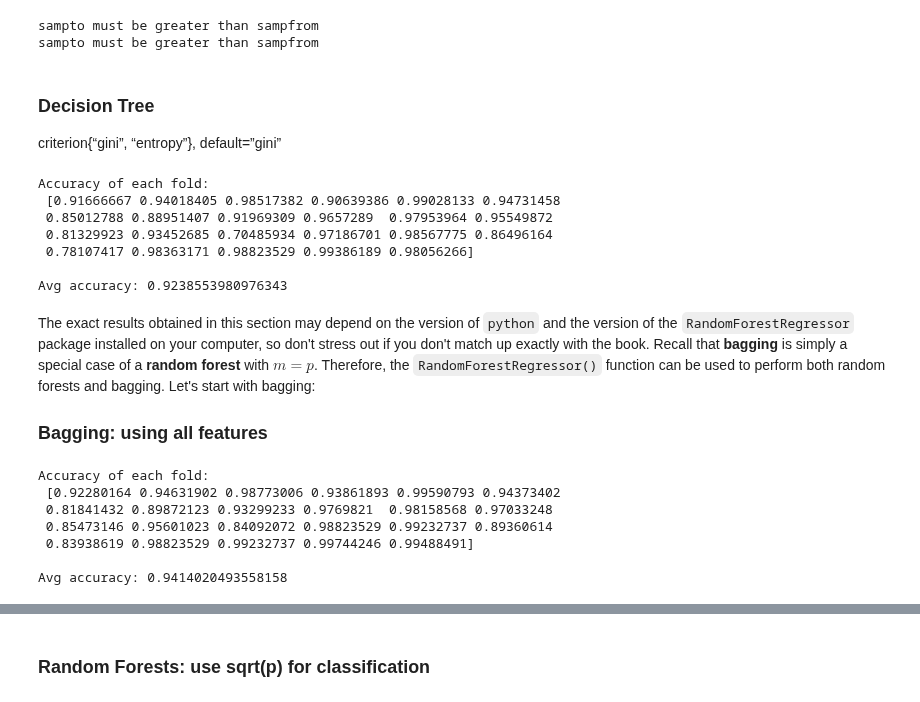
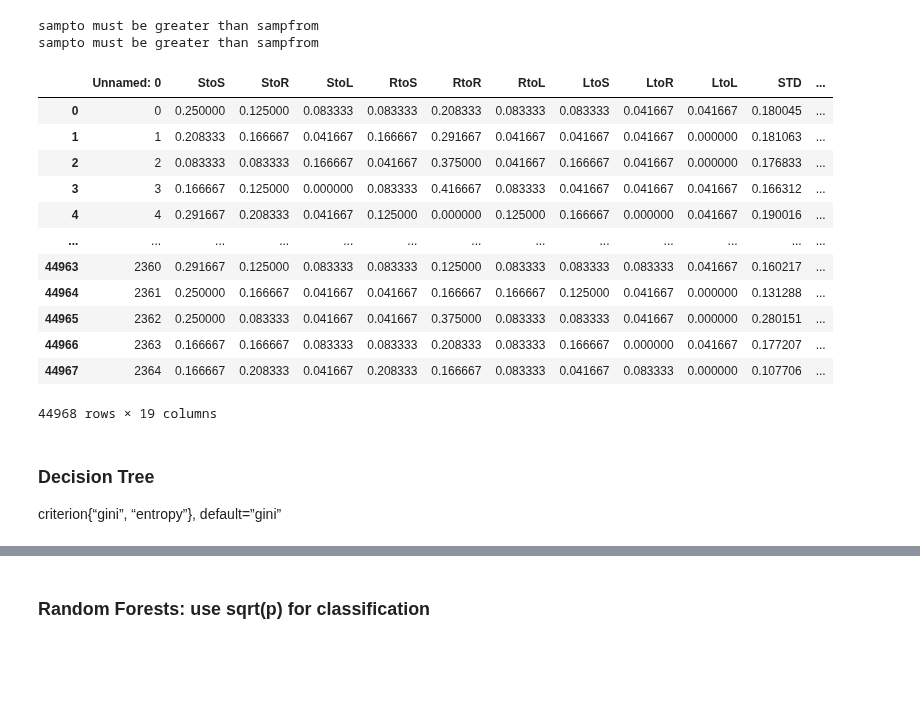
Before and after one commit to NNLUliskey/svsm_ml_2022, a Jupyter notebook: tree_methods_kfold.ipynb, the cells around one changed output, grey strips where cells are left out. Drawn from its saved outputs; the diff is of its cells as text; code cells hidden in the pictures; blank space fills up the shorter version.

Commit message:
changed k-fold models to lopo

```diff
--- a/tree_methods_kfold.ipynb
+++ b/tree_methods_kfold.ipynb
@@ -155,50 +155,26 @@ features_maindf = pd.concat(features_df_list, ignore_index = True)
 ##print(X.shape)
 #print(y.shape)
 # %%
-X = features_maindf[['StoS', 'StoR', 'StoL', 'RtoS', 'RtoR', 'RtoL', 'LtoS',
+x_values = ['StoS', 'StoR', 'StoL', 'RtoS', 'RtoR', 'RtoL', 'LtoS',
        'LtoR', 'LtoL', 'STD', 'CoefVar', 'Range', 'Volatility', 'ShEn',
-       'AppEn', 'SampEn']]
-y = features_maindf[['Rhythm']]
+       'AppEn', 'SampEn']
+y_values = ['Rhythm']
+df
+# %% [output]
+|  | Unnamed: 0 | StoS | StoR | StoL | RtoS | RtoR | RtoL | LtoS | LtoR | LtoL | STD | ... |
+| 0 | 0 | 0.250000 | 0.125000 | 0.083333 | 0.083333 | 0.208333 | 0.083333 | 0.083333 | 0.041667 | 0.041667 | 0.180045 | ... |
+| 1 | 1 | 0.208333 | 0.166667 | 0.041667 | 0.166667 | 0.291667 | 0.041667 | 0.041667 | 0.041667 | 0.000000 | 0.181063 | ... |
+| 2 | 2 | 0.083333 | 0.083333 | 0.166667 | 0.041667 | 0.375000 | 0.041667 | 0.166667 | 0.041667 | 0.000000 | 0.176833 | ... |
+| 3 | 3 | 0.166667 | 0.125000 | 0.000000 | 0.083333 | 0.416667 | 0.083333 | 0.041667 | 0.041667 | 0.041667 | 0.166312 | ... |
+| 4 | 4 | 0.291667 | 0.208333 | 0.041667 | 0.125000 | 0.000000 | 0.125000 | 0.166667 | 0.000000 | 0.041667 | 0.190016 | ... |
+| ... | ... | ... | ... | ... | ... | ... | ... | ... | ... | ... | ... | ... |
+| 44963 | 2360 | 0.291667 | 0.125000 | 0.083333 | 0.083333 | 0.125000 | 0.083333 | 0.083333 | 0.083333 | 0.041667 | 0.160217 | ... |
+| 44964 | 2361 | 0.250000 | 0.166667 | 0.041667 | 0.041667 | 0.166667 | 0.166667 | 0.125000 | 0.041667 | 0.000000 | 0.131288 | ... |
+| 44965 | 2362 | 0.250000 | 0.083333 | 0.041667 | 0.041667 | 0.375000 | 0.083333 | 0.083333 | 0.041667 | 0.000000 | 0.280151 | ... |
+| 44966 | 2363 | 0.166667 | 0.166667 | 0.083333 | 0.083333 | 0.208333 | 0.083333 | 0.166667 | 0.000000 | 0.041667 | 0.177207 | ... |
+| 44967 | 2364 | 0.166667 | 0.208333 | 0.041667 | 0.208333 | 0.166667 | 0.083333 | 0.041667 | 0.083333 | 0.000000 | 0.107706 | ... |
+44968 rows × 19 columns
 # %% [markdown]
 ### Decision Tree
 
 criterion{“gini”, “entropy”}, default=”gini”
-# %%
-crossvalidation = KFold(n_splits=23)
-model = DecisionTreeClassifier(max_depth=6) #criterion='entropy'
-scores = cross_val_score(model, X, y, cv=crossvalidation)
-print('Accuracy of each fold: \n {}'.format(scores))
-print()
-print("Avg accuracy: {}".format(scores.mean()))
-# %% [output]
-Accuracy of each fold:
- [0.91666667 0.94018405 0.98517382 0.90639386 0.99028133 0.94731458
- 0.85012788 0.88951407 0.91969309 0.9657289  0.97953964 0.95549872
- 0.81329923 0.93452685 0.70485934 0.97186701 0.98567775 0.86496164
- 0.78107417 0.98363171 0.98823529 0.99386189 0.98056266]
-
-Avg accuracy: 0.9238553980976343
-# %% [markdown]
-The exact results obtained in this section may
-depend on the version of `python` and the version of the `RandomForestRegressor` package
-installed on your computer, so don't stress out if you don't match up exactly with the book. Recall that **bagging** is simply a special case of
-a **random forest** with $m = p$. Therefore, the `RandomForestRegressor()` function can
-be used to perform both random forests and bagging. Let's start with bagging:
-
-
-### Bagging: using all features
-# %%
-crossvalidation = KFold(n_splits=23)
-model = RandomForestClassifier(max_features = 10, random_state = 2)
-scores = cross_val_score(model, X, y, cv=crossvalidation)
-print('Accuracy of each fold: \n {}'.format(scores))
-print()
-print("Avg accuracy: {}".format(scores.mean()))
-# %% [output]
-Accuracy of each fold:
- [0.92280164 0.94631902 0.98773006 0.93861893 0.99590793 0.94373402
- 0.81841432 0.89872123 0.93299233 0.9769821  0.98158568 0.97033248
- 0.85473146 0.95601023 0.84092072 0.98823529 0.99232737 0.89360614
- 0.83938619 0.98823529 0.99232737 0.99744246 0.99488491]
-
-Avg accuracy: 0.9414020493558158
```
Also changed, not shown: parts of 11 cells of this notebook, 2 other files.
